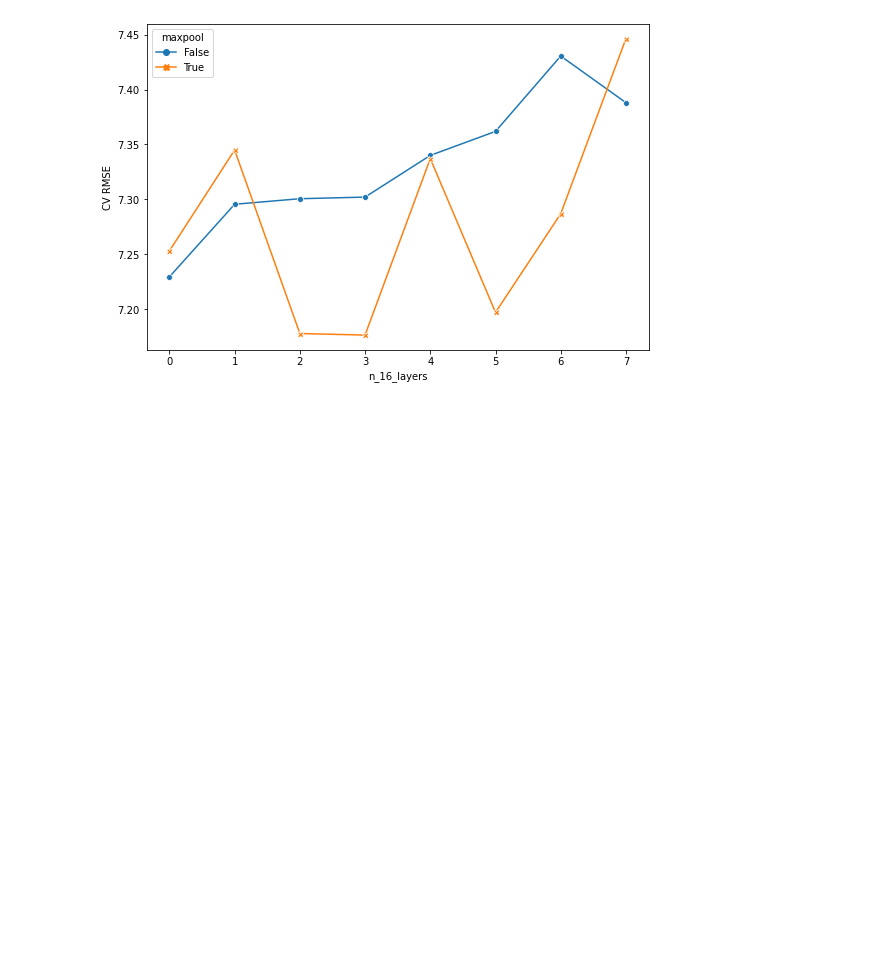
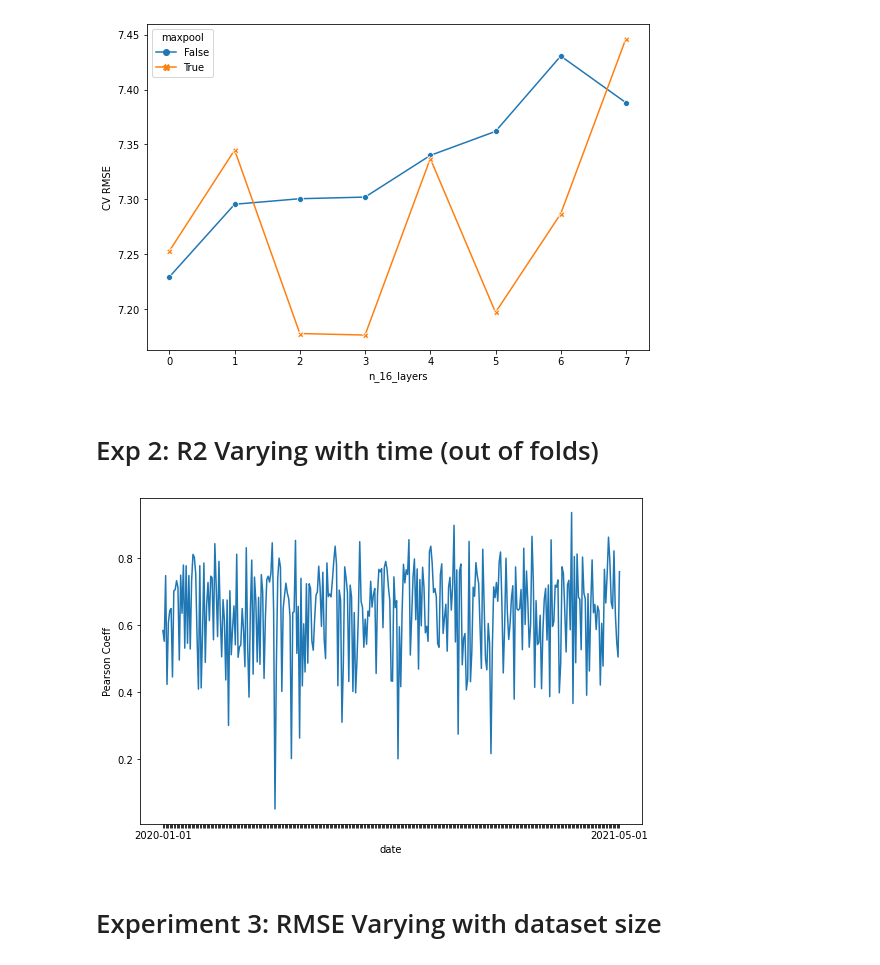
Before and after one commit to Bibhash123/Estimation-of-Surface-NO2, a Jupyter notebook: Results and Analysis/Validation_Plots.ipynb, the cells around one changed output. Saved outputs shown, nothing was run; the diff lists cells and outputs as text; code cells hidden in the pictures; blank space fills up the shorter version.

```diff
--- a/Results and Analysis/Validation_Plots.ipynb
+++ b/Results and Analysis/Validation_Plots.ipynb
@@ -135,6 +137,9 @@ Fold 4 RMSE Score: 7.023860978452224
 CV RMSE Score with 7 16 filter layers: 7.388000837000104
 # %% [markdown]
 ### Exp 1.2 : With Max Pooling
+# %%
+del model
+_ = gc.collect()
 # %%
 def build_model(X_train,num_layers_16=1):
   inp = L.Input(shape=X_train[0].shape)
@@ -220,3 +225,5 @@ sns.lineplot(data = df, x = "n_16_layers", y = 'CV RMSE',hue='maxpool',
 # %% [output]
 <matplotlib.axes._subplots.AxesSubplot at 0x...>
 [figure]
+# %% [markdown]
+# Exp 2: R2 Varying with time (out of folds)
@@ -222,0 +232,20 @@ sns.lineplot(data = df, x = "n_16_layers", y = 'CV RMSE',hue='maxpool',
+# %%
+with open("R2Scores.json") as f:
+  data = json.load(f)
+
+df = pd.DataFrame(columns=["date","Pearson Coeff"])
+for fold in range(5):
+  scores = data[f"Fold {fold+1}"]
+  dates = files[files["Fold"]==fold]["Date"]
+  df = df.append(pd.DataFrame(list(zip(dates,scores)),columns=["date","Pearson Coeff"]),ignore_index=True)
+
+df = df.sort_values(by="date")
+# %%
+plt.figure(figsize=(9,6))
+plot = sns.lineplot(data = df,x = "date",y = "Pearson Coeff",palette='viridis')
+plot.set(xticklabels = [df.iloc[0,0]]+[" " for _ in range(len(df)-2)]+[df.iloc[-1,0]])
+plt.show()
+# %% [output]
+[figure, added]
+# %% [markdown]
+# Experiment 3: RMSE Varying with dataset size
```
Also changed, not shown: parts of 8 cells of this notebook.
